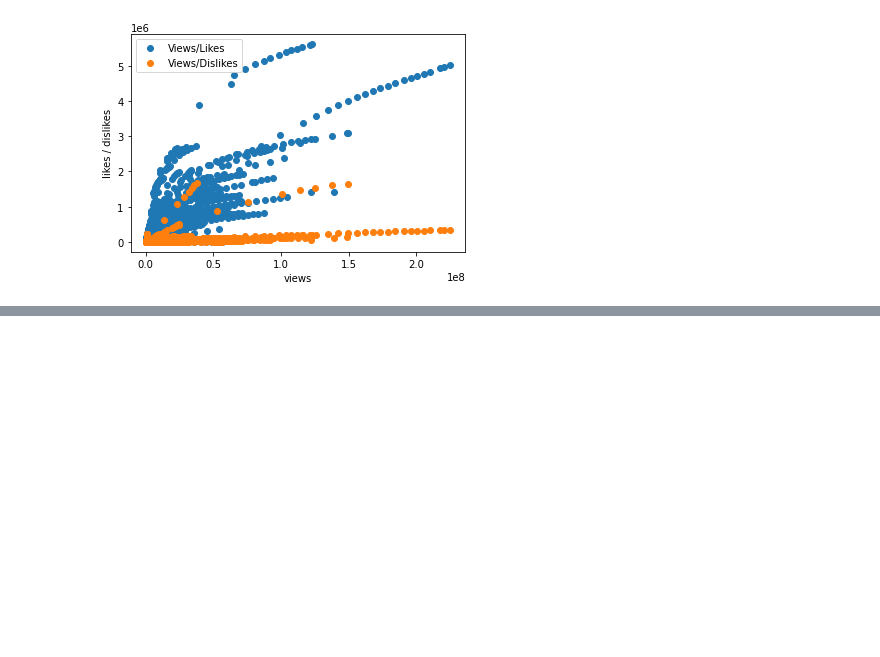
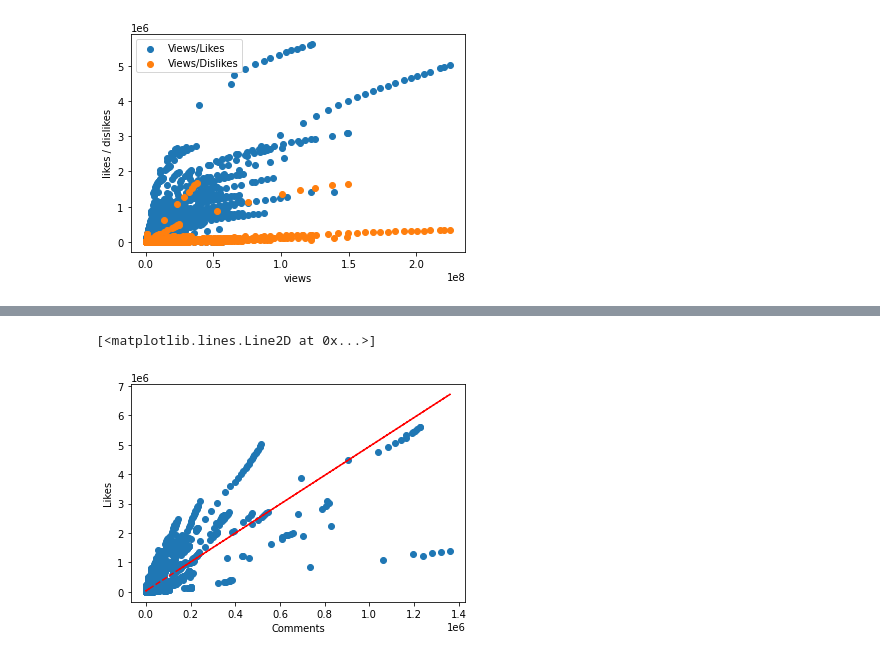
Before and after one commit to pyrogenix/131_finalproject, a Jupyter notebook: testing.ipynb, the cells around one changed output, grey strips where cells are left out. Cells and saved outputs as stored; diff of their text form; code cells hidden in the pictures; blank space fills up the shorter version.

```diff
--- a/testing.ipynb
+++ b/testing.ipynb
@@ -47,0 +53,10 @@ Name: views, Length: 40949, dtype: float64
+# %%
+plt.scatter(csv.comment_count, csv.likes)
+plt.xlabel('Comments')
+plt.ylabel('Likes')
+trend = np.polyfit(csv.comment_count, csv.likes, 1)
+trendline = np.poly1d(trend)
+plt.plot(csv.comment_count,trendline(csv.comment_count),"r--")
+# %% [output]
+[<matplotlib.lines.Line2D at 0x...>]
+[figure, added]
```
Also changed, not shown: parts of 7 cells of this notebook, 1 other file.
